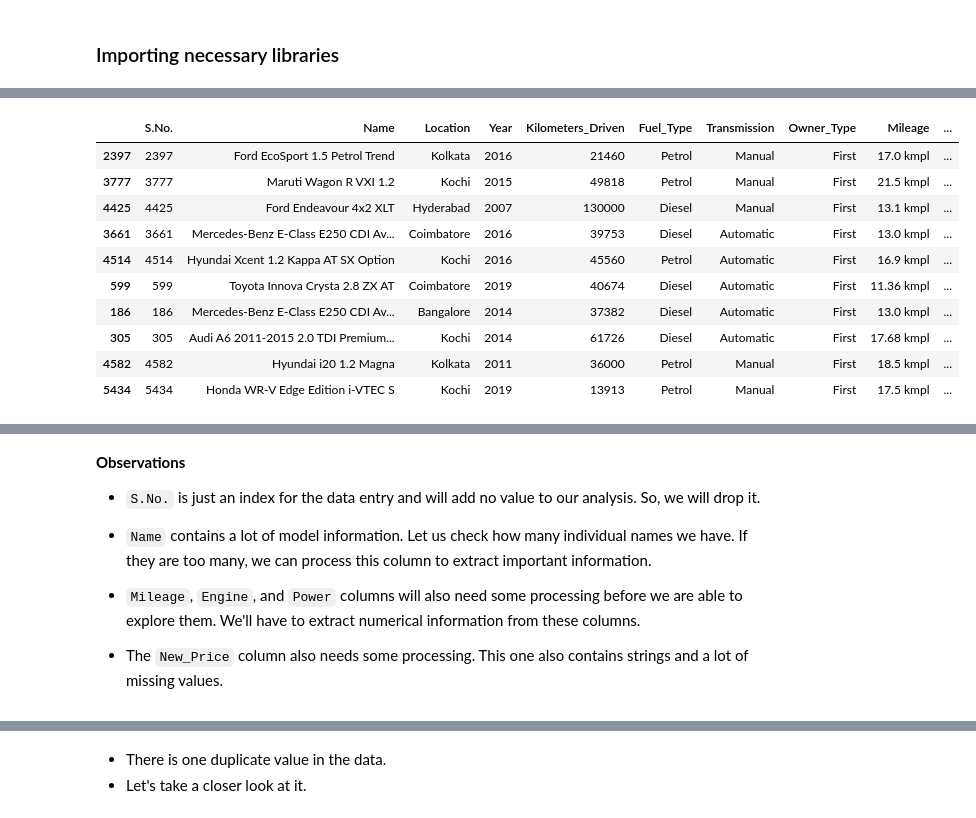
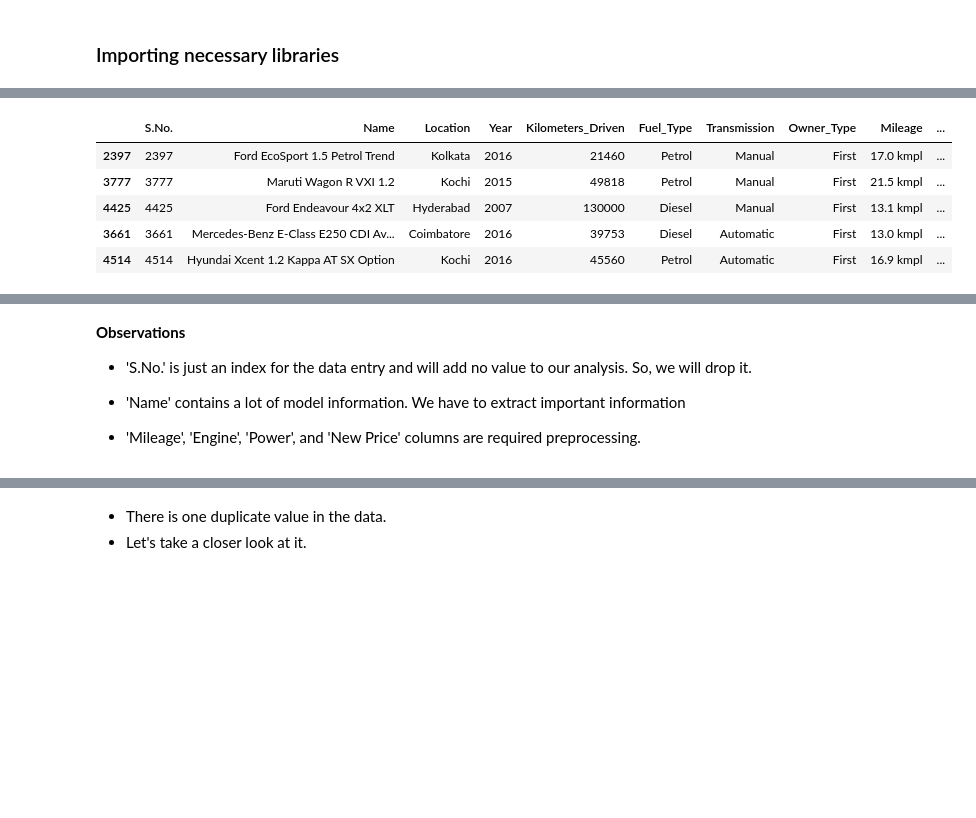
Before and after one commit to russellnajrul/Cars4u-Supervised-Learning-Linear-Regression, a Jupyter notebook: Project__Linear_Regression_Cars4U.ipynb, the cells around one changed output, grey strips where cells are left out. Saved outputs shown, nothing was run; the diff lists cells and outputs as text; code cells hidden in the pictures; blank space fills up the shorter version.

```diff
--- a/Project__Linear_Regression_Cars4U.ipynb
+++ b/Project__Linear_Regression_Cars4U.ipynb
@@ -35,9 +35,6 @@ The data contains the different attributes of used cars sold in different locati
 # %% [markdown]
 ### Importing necessary libraries
 # %%
-# this will help in making the Python code more structured automatically (good coding practice)
-%load_ext nb_black
-
 # Libraries to help with reading and manipulating data
 import numpy as np
 import pandas as pd
@@ -47,11 +44,6 @@ import matplotlib.pyplot as plt
 import seaborn as sns
 
 sns.set()
-
-# Removes the limit for the number of displayed columns
-pd.set_option("display.max_columns", None)
-# Sets the limit for the number of displayed rows
-pd.set_option("display.max_rows", 200)
 
 # to split the data into train and test
 from sklearn.model_selection import train_test_split
@@ -82,15 +69,10 @@ There are 7253 rows and 14 columns.
 # %%
 # let's view a sample of the data
-data.sample(n=10, random_state=1)
+data.sample(n=5, random_state=1)
 # %% [output]
 |  | S.No. | Name | Location | Year | Kilometers_Driven | Fuel_Type | Transmission | Owner_Type | Mileage | ... |
 | 2397 | 2397 | Ford EcoSport 1.5 Petrol Trend | Kolkata | 2016 | 21460 | Petrol | Manual | First | 17.0 kmpl | ... |
 | 3777 | 3777 | Maruti Wagon R VXI 1.2 | Kochi | 2015 | 49818 | Petrol | Manual | First | 21.5 kmpl | ... |
 | 4425 | 4425 | Ford Endeavour 4x2 XLT | Hyderabad | 2007 | 130000 | Diesel | Manual | First | 13.1 kmpl | ... |
 | 3661 | 3661 | Mercedes-Benz E-Class E250 CDI Av... | Coimbatore | 2016 | 39753 | Diesel | Automatic | First | 13.0 kmpl | ... |
 | 4514 | 4514 | Hyundai Xcent 1.2 Kappa AT SX Option | Kochi | 2016 | 45560 | Petrol | Automatic | First | 16.9 kmpl | ... |
-| 599 | 599 | Toyota Innova Crysta 2.8 ZX AT | Coimbatore | 2019 | 40674 | Diesel | Automatic | First | 11.36 kmpl | ... |
-| 186 | 186 | Mercedes-Benz E-Class E250 CDI Av... | Bangalore | 2014 | 37382 | Diesel | Automatic | First | 13.0 kmpl | ... |
-| 305 | 305 | Audi A6 2011-2015 2.0 TDI Premium... | Kochi | 2014 | 61726 | Diesel | Automatic | First | 17.68 kmpl | ... |
-| 4582 | 4582 | Hyundai i20 1.2 Magna | Kolkata | 2011 | 36000 | Petrol | Manual | First | 18.5 kmpl | ... |
-| 5434 | 5434 | Honda WR-V Edge Edition i-VTEC S | Kochi | 2019 | 13913 | Petrol | Manual | First | 17.5 kmpl | ... |
@@ -98,13 +79,11 @@ data.sample(n=10, random_state=1)
 # %% [markdown]
 **Observations**
 
-- `S.No.` is just an index for the data entry and will add no value to our analysis. So, we will drop it.
+- 'S.No.' is just an index for the data entry and will add no value to our analysis. So, we will drop it.
 
-- `Name` contains a lot of model information. Let us check how many individual names we have. If they are too many, we can process this column to extract important information.
+- 'Name' contains a lot of model information. We have to extract important information
 
-- `Mileage`, `Engine`, and `Power` columns will also need some processing before we are able to explore them. We'll have to extract numerical information from these columns.
-
-- The `New_Price` column also needs some processing. This one also contains strings and a lot of missing values.
+- 'Mileage', 'Engine', 'Power', and 'New Price' columns are required preprocessing.
 # %%
 # let's create a copy of the data to avoid any changes to original data
 df = data.copy()
```
Also changed, not shown: parts of 15 cells of this notebook, 1 other file.
